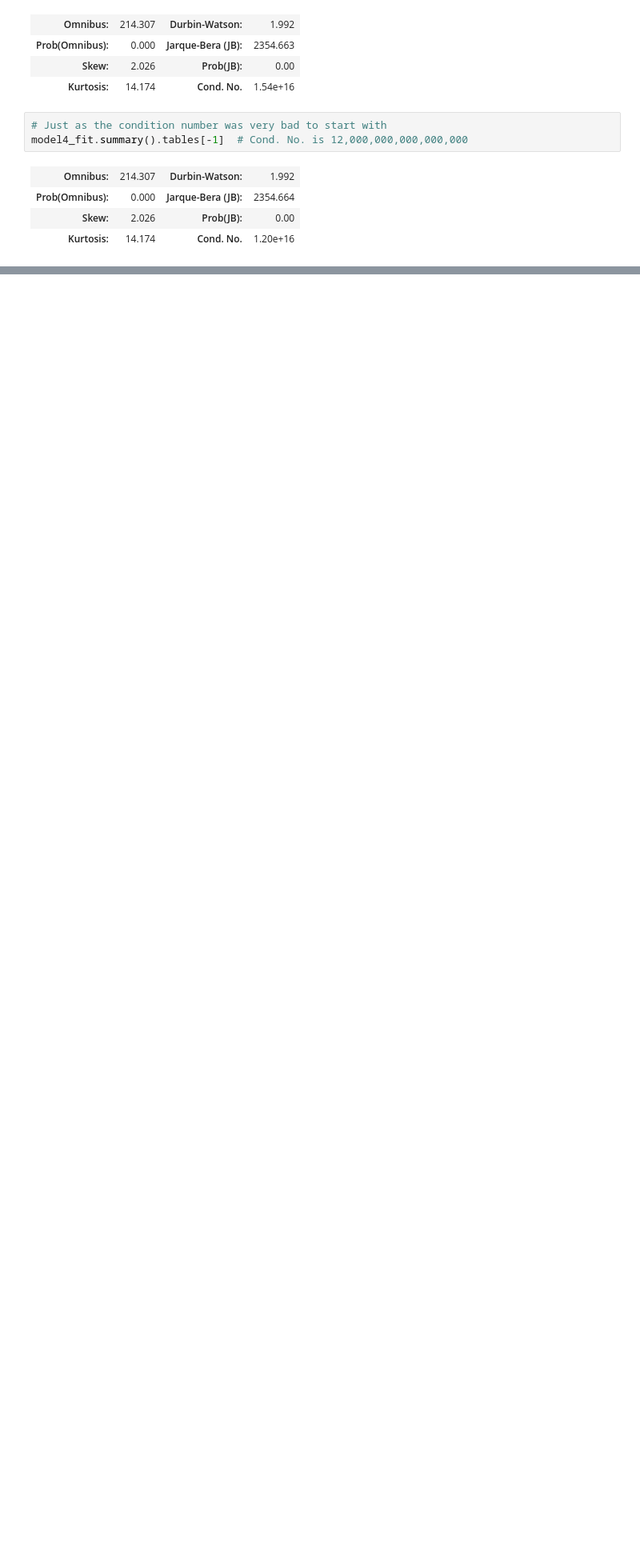
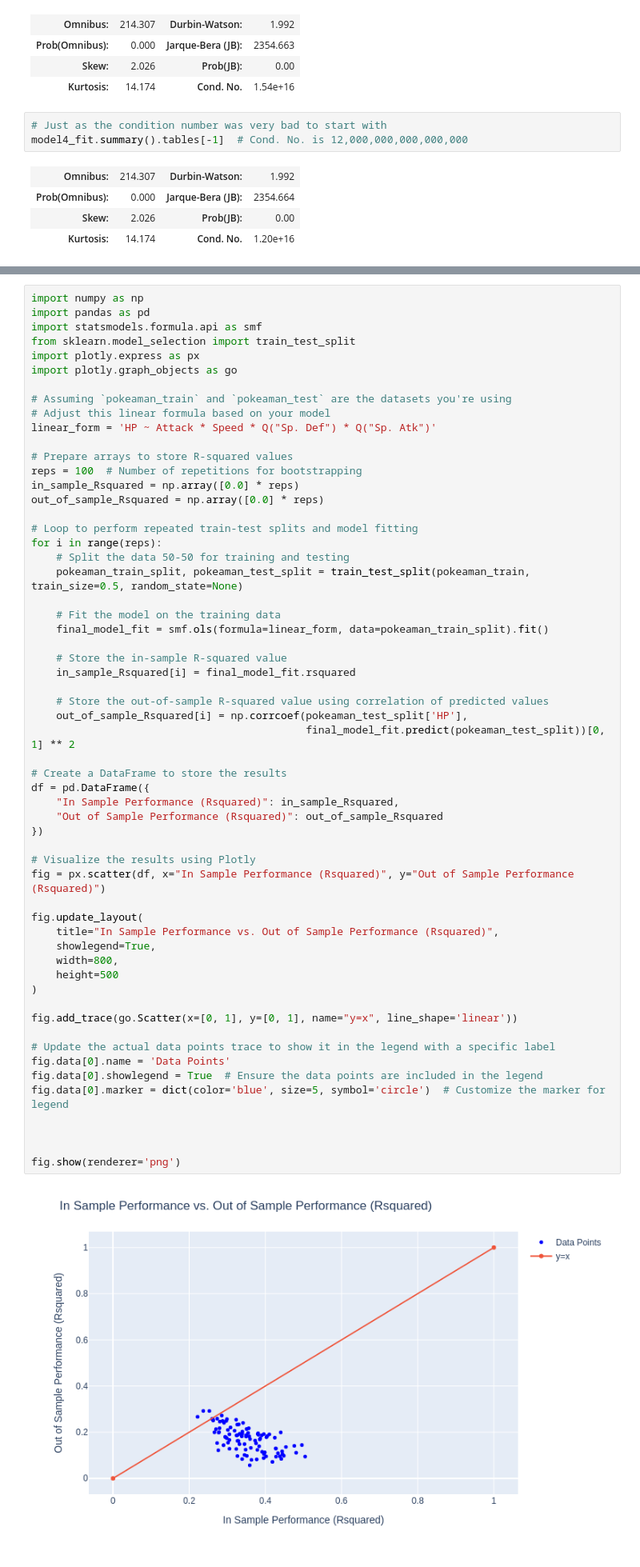
Before and after one commit to andrewpols/sta130, a Jupyter notebook: hw/HW07.ipynb, the cells around one changed output, grey strips where cells are left out. Shown: that part at 80% size. Drawn from its saved outputs; the diff is of its cells as text; blank space fills up the shorter version.

```diff
--- a/hw/HW07.ipynb
+++ b/hw/HW07.ipynb
@@ -860,0 +1158,60 @@ This sharp difference between the in-sample and out-of-sample R-squared values s
+# %%
+import numpy as np
+import pandas as pd
+import statsmodels.formula.api as smf
+from sklearn.model_selection import train_test_split
+import plotly.express as px
+import plotly.graph_objects as go
+
+# Assuming `pokeaman_train` and `pokeaman_test` are the datasets you're using
+# Adjust this linear formula based on your model
+linear_form = 'HP ~ Attack * Speed * Q("Sp. Def") * Q("Sp. Atk")'
+
+# Prepare arrays to store R-squared values
+reps = 100  # Number of repetitions for bootstrapping
+in_sample_Rsquared = np.array([0.0] * reps)
+out_of_sample_Rsquared = np.array([0.0] * reps)
+
+# Loop to perform repeated train-test splits and model fitting
+for i in range(reps):
+    # Split the data 50-50 for training and testing
+    pokeaman_train_split, pokeaman_test_split = train_test_split(pokeaman_train, train_size=0.5, random_state=None)
+
+    # Fit the model on the training data
+    final_model_fit = smf.ols(formula=linear_form, data=pokeaman_train_split).fit()
+
+    # Store the in-sample R-squared value
+    in_sample_Rsquared[i] = final_model_fit.rsquared
+
+    # Store the out-of-sample R-squared value using correlation of predicted values
+    out_of_sample_Rsquared[i] = np.corrcoef(pokeaman_test_split['HP'],
+                                            final_model_fit.predict(pokeaman_test_split))[0, 1] ** 2
+
+# Create a DataFrame to store the results
+df = pd.DataFrame({
+    "In Sample Performance (Rsquared)": in_sample_Rsquared,
+    "Out of Sample Performance (Rsquared)": out_of_sample_Rsquared
+})
+
+# Visualize the results using Plotly
+fig = px.scatter(df, x="In Sample Performance (Rsquared)", y="Out of Sample Performance (Rsquared)")
+
+fig.update_layout(
+    title="In Sample Performance vs. Out of Sample Performance (Rsquared)",
+    showlegend=True,
+    width=800,
+    height=500
+)
+
+fig.add_trace(go.Scatter(x=[0, 1], y=[0, 1], name="y=x", line_shape='linear'))
+
+# Update the actual data points trace to show it in the legend with a specific label
+fig.data[0].name = 'Data Points'
+fig.data[0].showlegend = True  # Ensure the data points are included in the legend
+fig.data[0].marker = dict(color='blue', size=5, symbol='circle')  # Customize the marker for legend
+
+
+
+fig.show(renderer='png')
+# %% [output]
+[figure, added]
```
Also changed, not shown: parts of 42 cells of this notebook, 1 other file.
